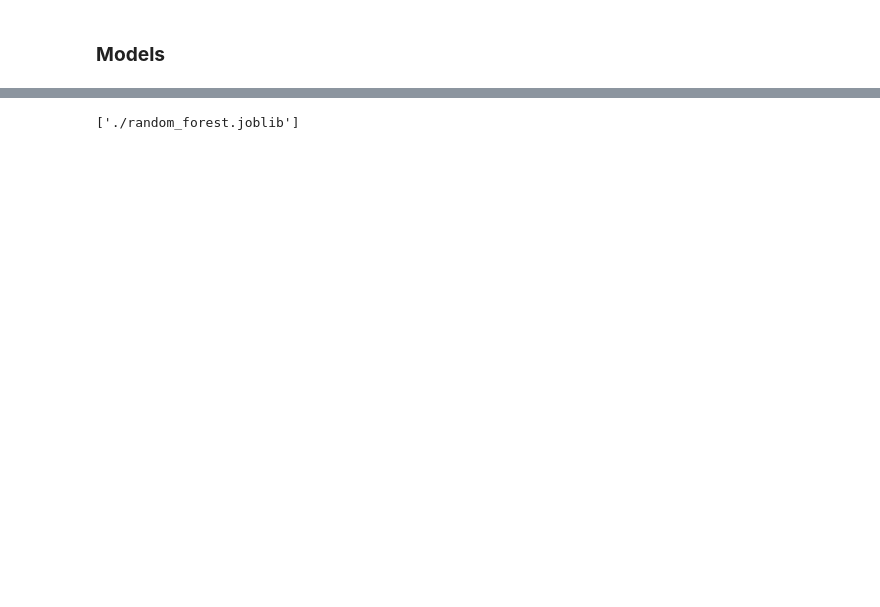
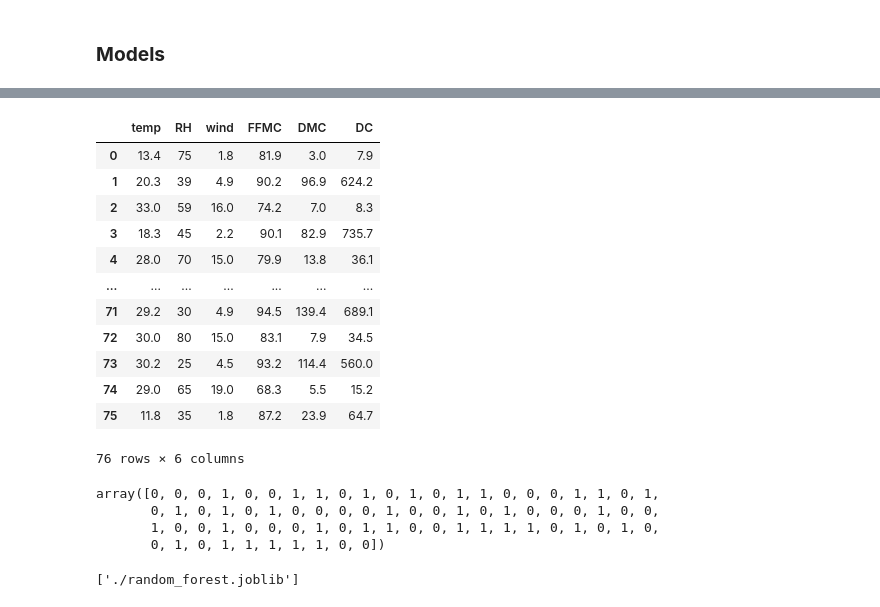
Before and after one commit to SusanGicheha/Forest-Fire-Detection-Using-Machine-Learning, a Jupyter notebook: Fire_Detection_Model_Random_Forest.ipynb, the cells around one changed output, grey strips where cells are left out. Drawn from its saved outputs; the diff is of its cells as text; code cells hidden in the pictures; blank space fills up the shorter version.

Commit message:
model improvement

```diff
--- a/Fire_Detection_Model_Random_Forest.ipynb
+++ b/Fire_Detection_Model_Random_Forest.ipynb
@@ -604,3 +626,26 @@ the AUC is : 0.71
+# %%
+X_val
+# %% [output]
+|  | temp | RH | wind | FFMC | DMC | DC |
+| 0 | 13.4 | 75 | 1.8 | 81.9 | 3.0 | 7.9 |
+| 1 | 20.3 | 39 | 4.9 | 90.2 | 96.9 | 624.2 |
+| 2 | 33.0 | 59 | 16.0 | 74.2 | 7.0 | 8.3 |
+| 3 | 18.3 | 45 | 2.2 | 90.1 | 82.9 | 735.7 |
+| 4 | 28.0 | 70 | 15.0 | 79.9 | 13.8 | 36.1 |
+| ... | ... | ... | ... | ... | ... | ... |
+| 71 | 29.2 | 30 | 4.9 | 94.5 | 139.4 | 689.1 |
+| 72 | 30.0 | 80 | 15.0 | 83.1 | 7.9 | 34.5 |
+| 73 | 30.2 | 25 | 4.5 | 93.2 | 114.4 | 560.0 |
+| 74 | 29.0 | 65 | 19.0 | 68.3 | 5.5 | 15.2 |
+| 75 | 11.8 | 35 | 1.8 | 87.2 | 23.9 | 64.7 |
+76 rows × 6 columns
+# %%
+model.predict(X_val)
+# %% [output]
+array([0, 0, 0, 1, 0, 0, 1, 1, 0, 1, 0, 1, 0, 1, 1, 0, 0, 0, 1, 1, 0, 1,
+       0, 1, 0, 1, 0, 1, 0, 0, 0, 0, 1, 0, 0, 1, 0, 1, 0, 0, 0, 1, 0, 0,
+       1, 0, 0, 1, 0, 0, 0, 1, 0, 1, 1, 0, 0, 1, 1, 1, 1, 0, 1, 0, 1, 0,
+       0, 1, 0, 1, 1, 1, 1, 1, 0, 0])
 # %%
 joblib.dump(model, "./random_forest.joblib")
 # %% [output]
```
Also changed, not shown: parts of 19 cells of this notebook, 7 other files.
